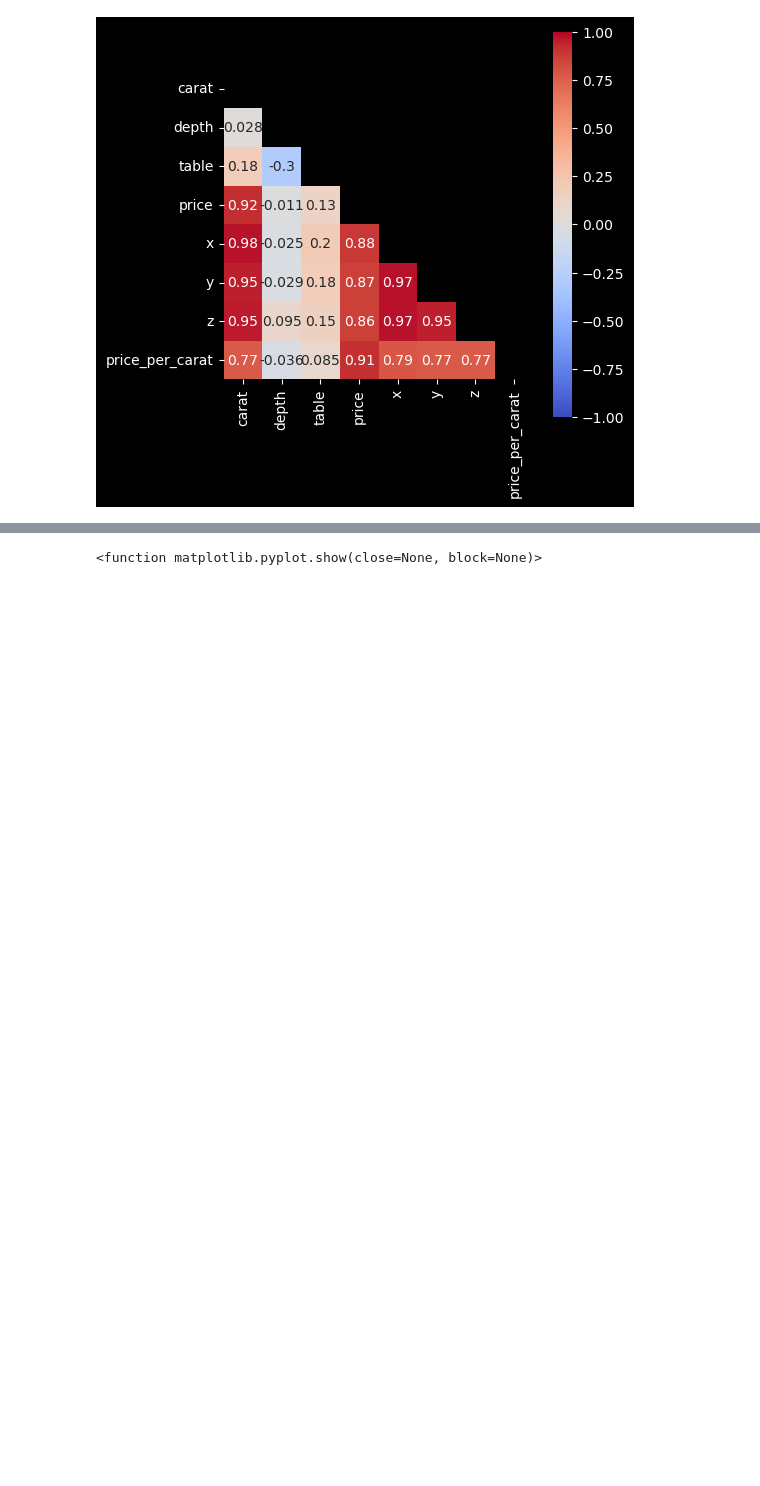
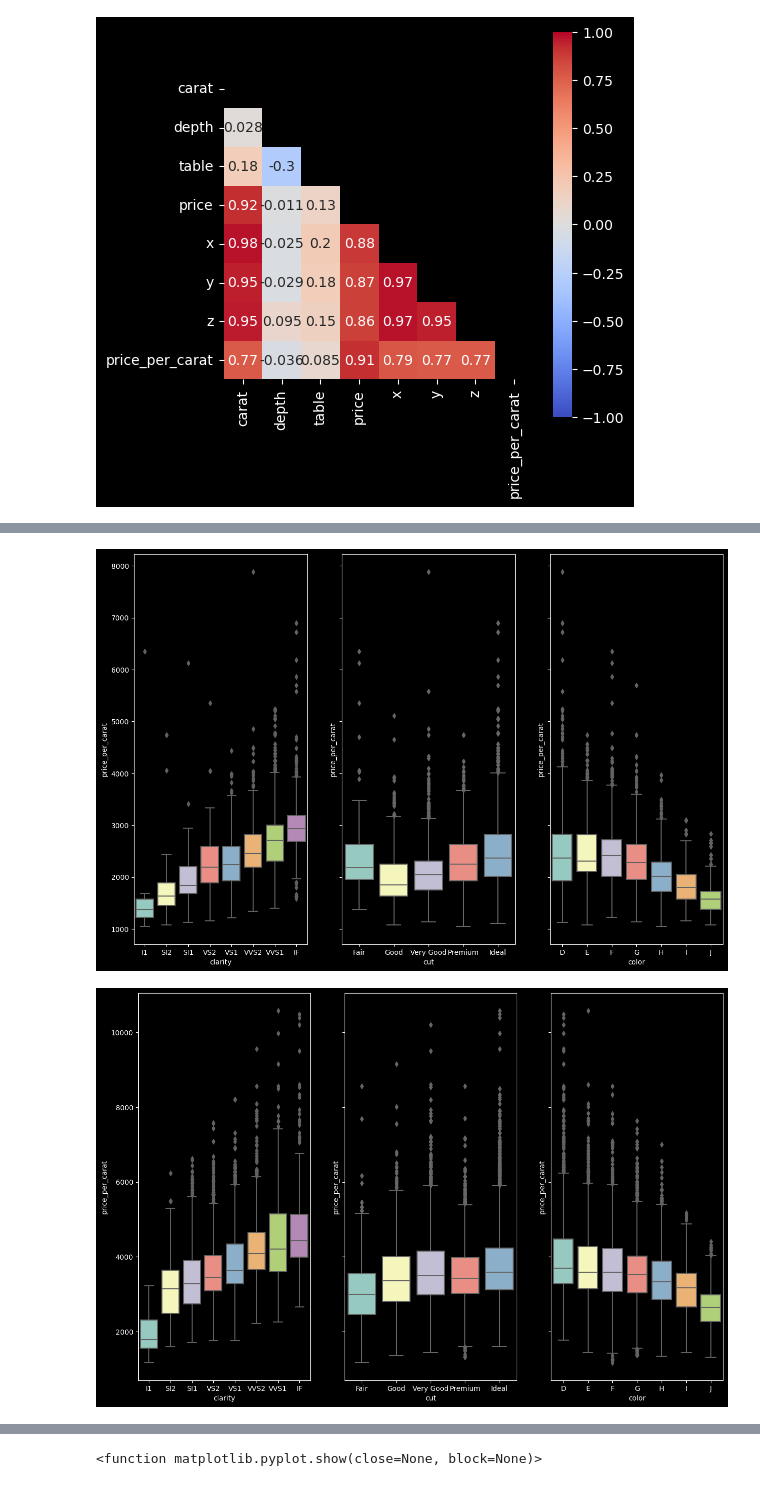
Before and after one commit to YanaOrf/Diamonds_analysis, a Jupyter notebook: Dimonds.ipynb, the cells around one changed output, grey strips where cells are left out. Drawn from its saved outputs; the diff is of its cells as text; code cells hidden in the pictures; blank space fills up the shorter version.

```diff
--- a/Dimonds.ipynb
+++ b/Dimonds.ipynb
@@ -97,0 +166,16 @@ plt.show()
+# %%
+for carat_label in  carat_label_list:
+    fig,axs=plt.subplots(1,3,sharey=True,figsize=(15,10))
+    sns.boxplot(data=dimonds[(dimonds["carat_label"])==carat_label],y="price_per_carat",x="clarity",order=clarity_order, ax=axs[0])
+    sns.boxplot(data=dimonds[(dimonds["carat_label"])==carat_label],y="price_per_carat",x="cut",order=cut_order,ax=axs[1])
+    sns.boxplot(data=dimonds[(dimonds["carat_label"])==carat_label],y="price_per_carat",x="color",order=color_order,ax=axs[2])
+
+
+
+    ax.set_title(carat_label)
+
+
+    plt.show()
+# %% [output]
+[figure, added]
+[figure, added]
```
Also changed, not shown: parts of 12 cells of this notebook.
